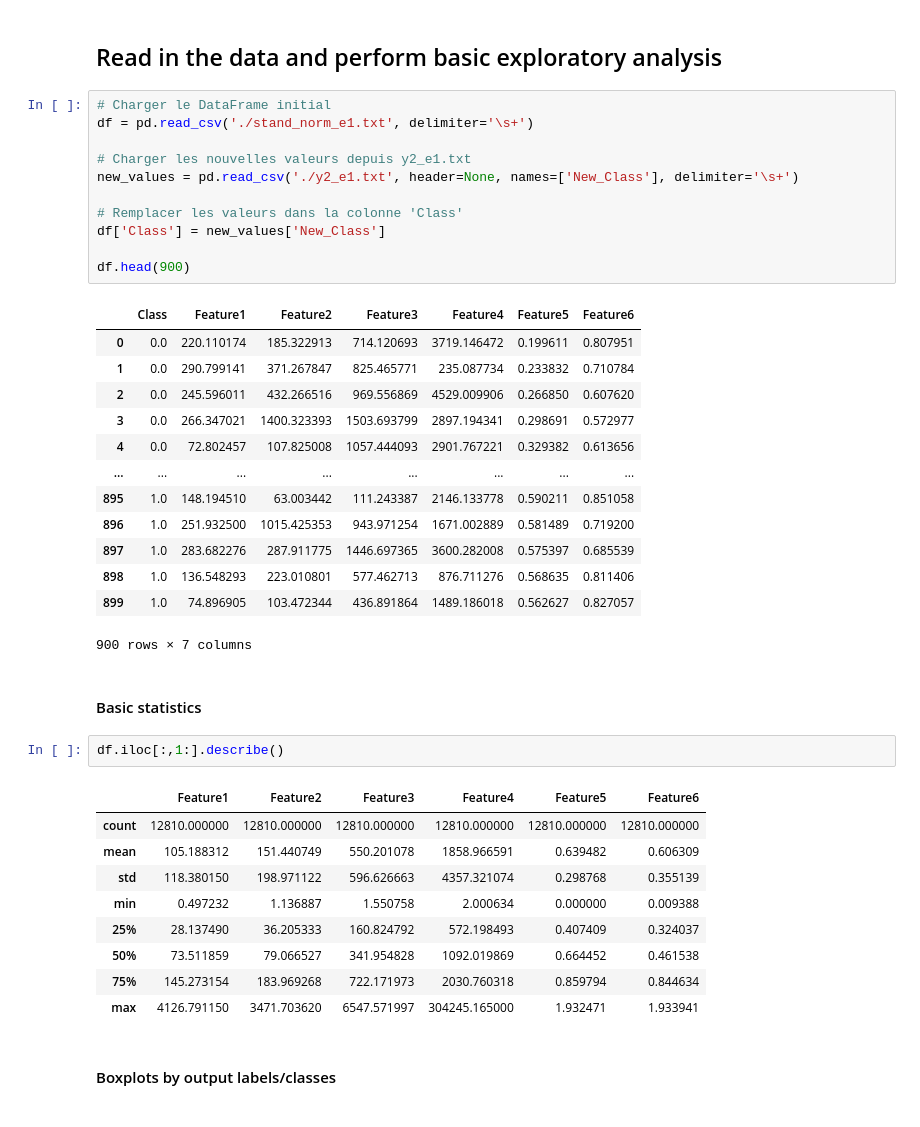
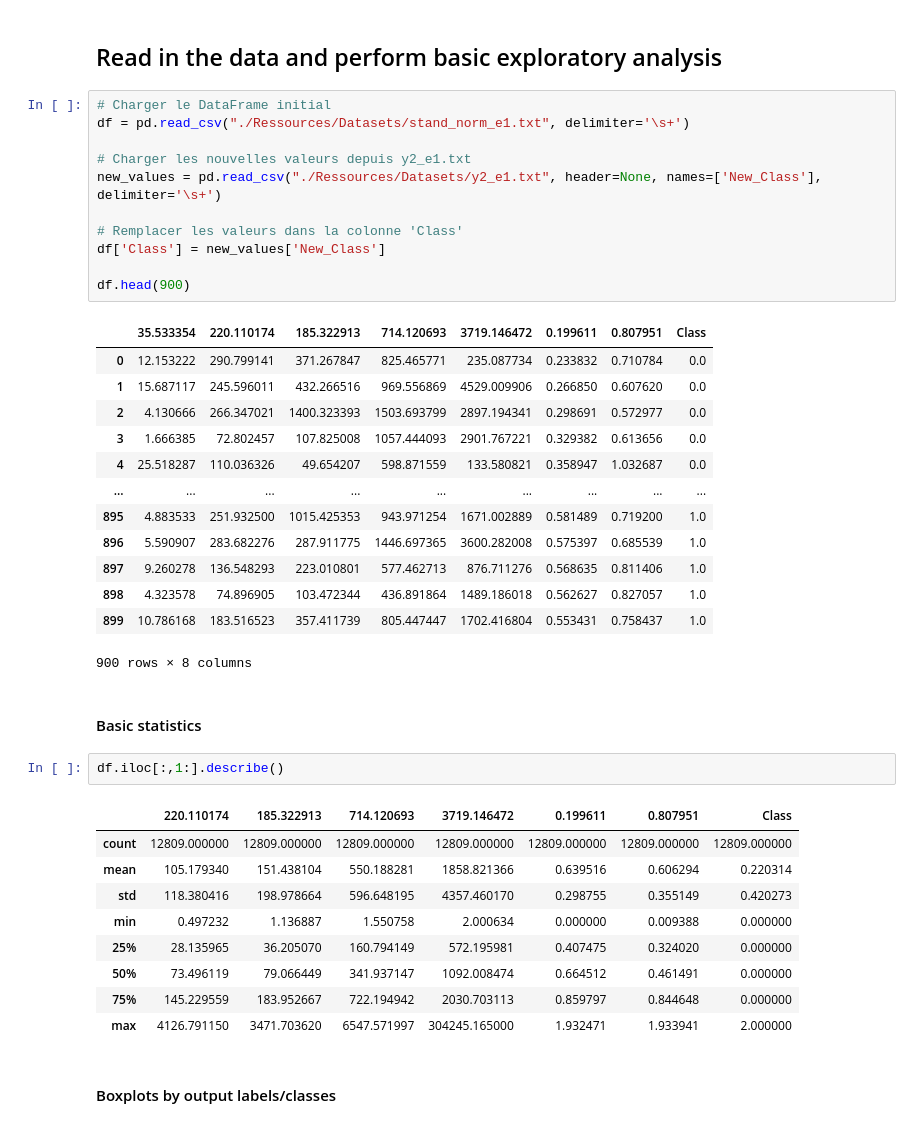
Before and after one commit to charlesbchv/ia-for-medecine, a Jupyter notebook: Principal Component Analysis.ipynb, the cells around one changed output. Drawn from its saved outputs; the diff is of its cells as text.

Commit message:
Fix Datasets & Feature Extraction

```diff
--- a/Principal Component Analysis.ipynb
+++ b/Principal Component Analysis.ipynb
@@ -50,43 +50,43 @@ import matplotlib.pyplot as plt
 ## Read in the data and perform basic exploratory analysis
 # %%
 # Charger le DataFrame initial
-df = pd.read_csv('./stand_norm_e1.txt', delimiter='\s+')
+df = pd.read_csv("./Ressources/Datasets/stand_norm_e1.txt", delimiter='\s+')
 
 # Charger les nouvelles valeurs depuis y2_e1.txt
-new_values = pd.read_csv('./y2_e1.txt', header=None, names=['New_Class'], delimiter='\s+')
+new_values = pd.read_csv("./Ressources/Datasets/y2_e1.txt", header=None, names=['New_Class'], delimiter='\s+')
 
 # Remplacer les valeurs dans la colonne 'Class'
 df['Class'] = new_values['New_Class']
 
 df.head(900)
 # %% [output]
-|  | Class | Feature1 | Feature2 | Feature3 | Feature4 | Feature5 | Feature6 |
-| 0 | 0.0 | 220.110174 | 185.322913 | 714.120693 | 3719.146472 | 0.199611 | 0.807951 |
-| 1 | 0.0 | 290.799141 | 371.267847 | 825.465771 | 235.087734 | 0.233832 | 0.710784 |
-| 2 | 0.0 | 245.596011 | 432.266516 | 969.556869 | 4529.009906 | 0.266850 | 0.607620 |
-| 3 | 0.0 | 266.347021 | 1400.323393 | 1503.693799 | 2897.194341 | 0.298691 | 0.572977 |
-| 4 | 0.0 | 72.802457 | 107.825008 | 1057.444093 | 2901.767221 | 0.329382 | 0.613656 |
-| ... | ... | ... | ... | ... | ... | ... | ... |
-| 895 | 1.0 | 148.194510 | 63.003442 | 111.243387 | 2146.133778 | 0.590211 | 0.851058 |
-| 896 | 1.0 | 251.932500 | 1015.425353 | 943.971254 | 1671.002889 | 0.581489 | 0.719200 |
-| 897 | 1.0 | 283.682276 | 287.911775 | 1446.697365 | 3600.282008 | 0.575397 | 0.685539 |
-| 898 | 1.0 | 136.548293 | 223.010801 | 577.462713 | 876.711276 | 0.568635 | 0.811406 |
-| 899 | 1.0 | 74.896905 | 103.472344 | 436.891864 | 1489.186018 | 0.562627 | 0.827057 |
+|  | 35.533354 | 220.110174 | 185.322913 | 714.120693 | 3719.146472 | 0.199611 | 0.807951 | Class |
+| 0 | 12.153222 | 290.799141 | 371.267847 | 825.465771 | 235.087734 | 0.233832 | 0.710784 | 0.0 |
+| 1 | 15.687117 | 245.596011 | 432.266516 | 969.556869 | 4529.009906 | 0.266850 | 0.607620 | 0.0 |
+| 2 | 4.130666 | 266.347021 | 1400.323393 | 1503.693799 | 2897.194341 | 0.298691 | 0.572977 | 0.0 |
+| 3 | 1.666385 | 72.802457 | 107.825008 | 1057.444093 | 2901.767221 | 0.329382 | 0.613656 | 0.0 |
+| 4 | 25.518287 | 110.036326 | 49.654207 | 598.871559 | 133.580821 | 0.358947 | 1.032687 | 0.0 |
+| ... | ... | ... | ... | ... | ... | ... | ... | ... |
+| 895 | 4.883533 | 251.932500 | 1015.425353 | 943.971254 | 1671.002889 | 0.581489 | 0.719200 | 1.0 |
+| 896 | 5.590907 | 283.682276 | 287.911775 | 1446.697365 | 3600.282008 | 0.575397 | 0.685539 | 1.0 |
+| 897 | 9.260278 | 136.548293 | 223.010801 | 577.462713 | 876.711276 | 0.568635 | 0.811406 | 1.0 |
+| 898 | 4.323578 | 74.896905 | 103.472344 | 436.891864 | 1489.186018 | 0.562627 | 0.827057 | 1.0 |
+| 899 | 10.786168 | 183.516523 | 357.411739 | 805.447447 | 1702.416804 | 0.553431 | 0.758437 | 1.0 |
-900 rows × 7 columns
+900 rows × 8 columns
 # %% [markdown]
 #### Basic statistics
 # %%
 df.iloc[:,1:].describe()
 # %% [output]
-|  | Feature1 | Feature2 | Feature3 | Feature4 | Feature5 | Feature6 |
-| count | 12810.000000 | 12810.000000 | 12810.000000 | 12810.000000 | 12810.000000 | 12810.000000 |
-| mean | 105.188312 | 151.440749 | 550.201078 | 1858.966591 | 0.639482 | 0.606309 |
-| std | 118.380150 | 198.971122 | 596.626663 | 4357.321074 | 0.298768 | 0.355139 |
-| min | 0.497232 | 1.136887 | 1.550758 | 2.000634 | 0.000000 | 0.009388 |
-| 25% | 28.137490 | 36.205333 | 160.824792 | 572.198493 | 0.407409 | 0.324037 |
-| 50% | 73.511859 | 79.066527 | 341.954828 | 1092.019869 | 0.664452 | 0.461538 |
-| 75% | 145.273154 | 183.969268 | 722.171973 | 2030.760318 | 0.859794 | 0.844634 |
-| max | 4126.791150 | 3471.703620 | 6547.571997 | 304245.165000 | 1.932471 | 1.933941 |
+|  | 220.110174 | 185.322913 | 714.120693 | 3719.146472 | 0.199611 | 0.807951 | Class |
+| count | 12809.000000 | 12809.000000 | 12809.000000 | 12809.000000 | 12809.000000 | 12809.000000 | 12809.000000 |
+| mean | 105.179340 | 151.438104 | 550.188281 | 1858.821366 | 0.639516 | 0.606294 | 0.220314 |
+| std | 118.380416 | 198.978664 | 596.648195 | 4357.460170 | 0.298755 | 0.355149 | 0.420273 |
+| min | 0.497232 | 1.136887 | 1.550758 | 2.000634 | 0.000000 | 0.009388 | 0.000000 |
+| 25% | 28.135965 | 36.205070 | 160.794149 | 572.195981 | 0.407475 | 0.324020 | 0.000000 |
+| 50% | 73.496119 | 79.066449 | 341.937147 | 1092.008474 | 0.664512 | 0.461491 | 0.000000 |
+| 75% | 145.229559 | 183.952667 | 722.194942 | 2030.703113 | 0.859797 | 0.844648 | 0.000000 |
+| max | 4126.791150 | 3471.703620 | 6547.571997 | 304245.165000 | 1.932471 | 1.933941 | 2.000000 |
 # %% [markdown]
 #### Boxplots by output labels/classes
 # %%
```
Also changed, not shown: 2 other files.
